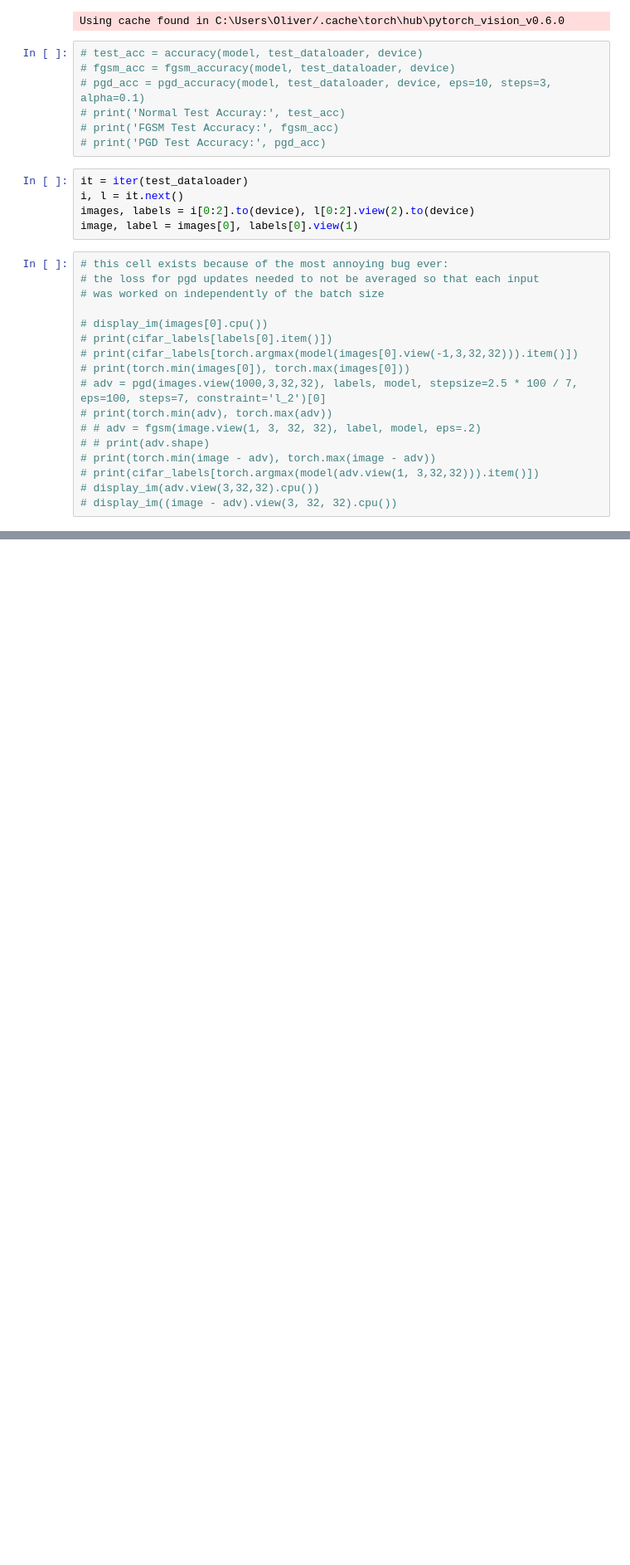
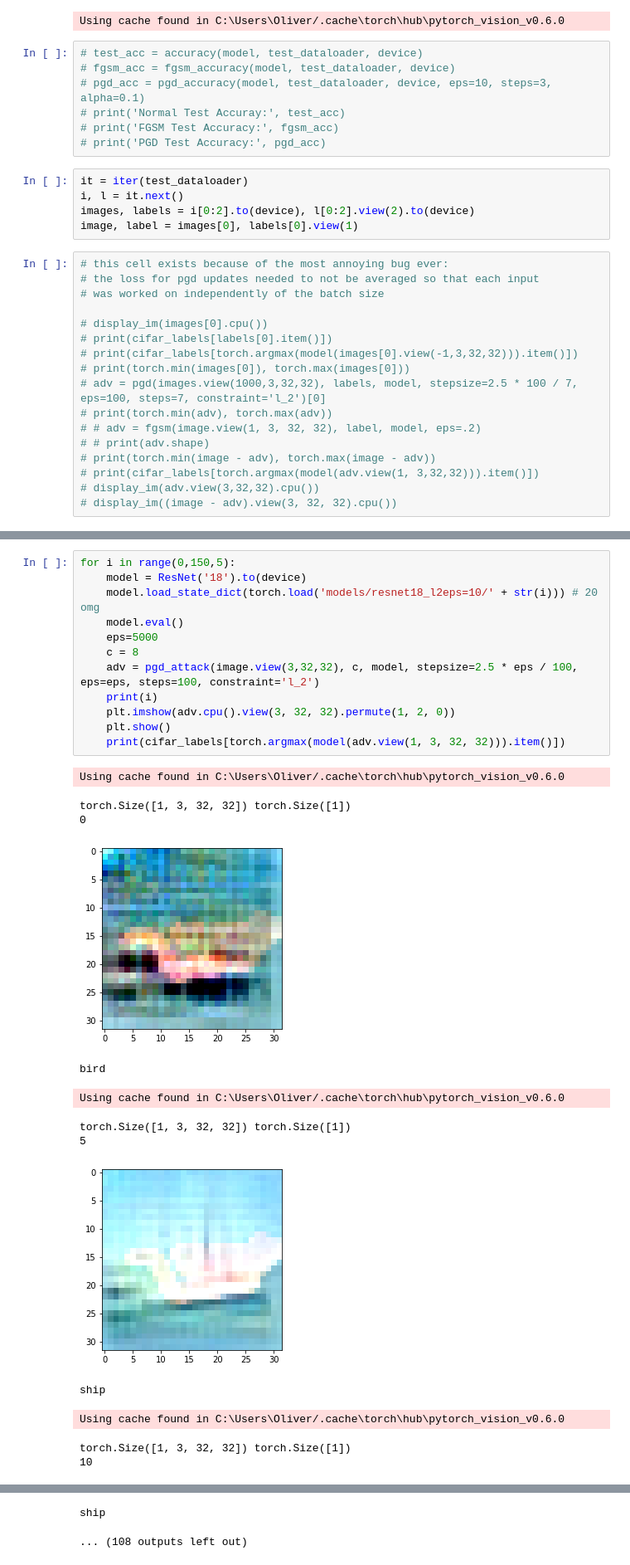
Before and after one commit to Blimeo/nmep-proj, a Jupyter notebook: main.ipynb, the cells around one changed output, grey strips where cells are left out. Shown at 83% size. Cells and saved outputs as stored; diff of their text form; blank space fills up the shorter version.

```diff
--- a/main.ipynb
+++ b/main.ipynb
@@ -117,0 +123,26 @@ bird
+# %%
+for i in range(0,150,5):
+    model = ResNet('18').to(device)
+    model.load_state_dict(torch.load('models/resnet18_l2eps=10/' + str(i))) # 20 omg
+    model.eval()
+    eps=5000
+    c = 8
+    adv = pgd_attack(image.view(3,32,32), c, model, stepsize=2.5 * eps / 100, eps=eps, steps=100, constraint='l_2')
+    print(i)
+    plt.imshow(adv.cpu().view(3, 32, 32).permute(1, 2, 0))
+    plt.show()
+    print(cifar_labels[torch.argmax(model(adv.view(1, 3, 32, 32))).item()])
+# %% [output]
+Using cache found in C:\Users\Oliver/.cache\torch\hub\pytorch_vision_v0.6.0
+torch.Size([1, 3, 32, 32]) torch.Size([1])
+0
+[figure, added]
+bird
+Using cache found in C:\Users\Oliver/.cache\torch\hub\pytorch_vision_v0.6.0
+torch.Size([1, 3, 32, 32]) torch.Size([1])
+5
+[figure, added]
+ship
+Using cache found in C:\Users\Oliver/.cache\torch\hub\pytorch_vision_v0.6.0
+torch.Size([1, 3, 32, 32]) torch.Size([1])
+10
@@ -117,0 +150,2 @@ bird
+ship
+... (108 outputs left out)
```
Also changed, not shown: parts of 4 cells of this notebook, 11 other files.
